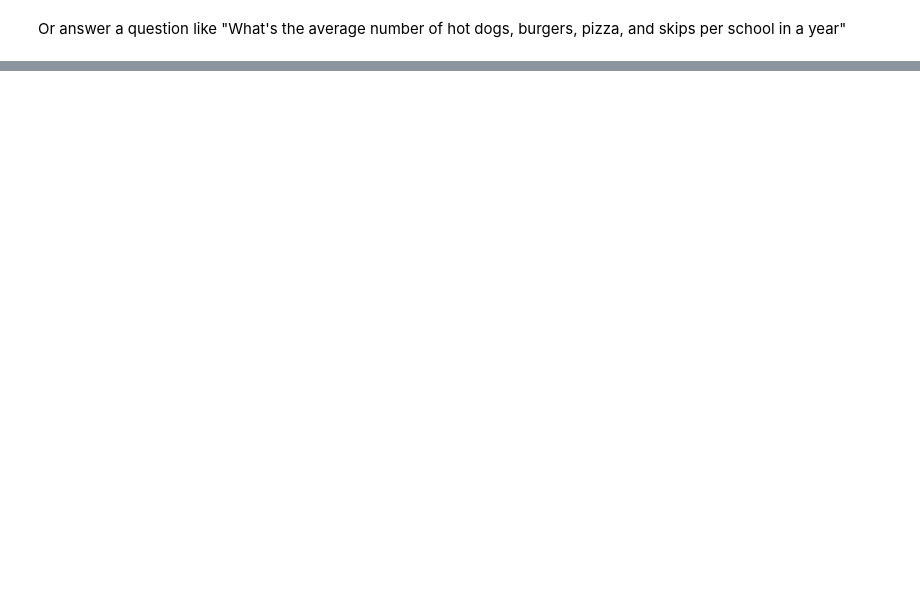
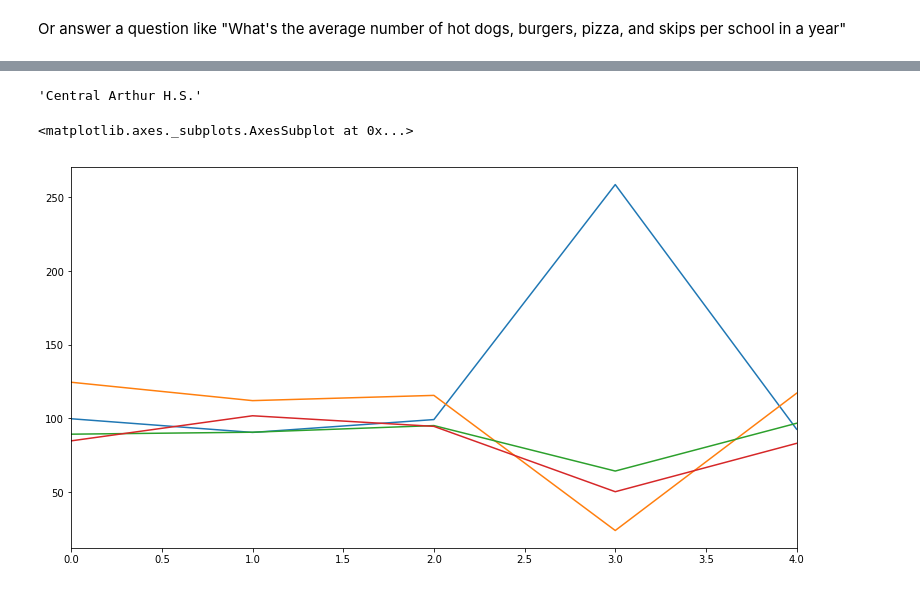
Before and after one commit to baconpaul/dataset_exercises, a Jupyter notebook: Analyze Pandas.ipynb, the cells around one changed output, grey strips where cells are left out. Saved outputs shown, nothing was run; the diff lists cells and outputs as text; code cells hidden in the pictures; blank space fills up the shorter version.

Commit message:
Added a "Pizza Thursday" to one of the schools and made the Pandas example find which school has it dataset wise.

```diff
--- a/Analyze Pandas.ipynb
+++ b/Analyze Pandas.ipynb
@@ -4,6 +4,11 @@
 This workbook shows how to do data analysis using pandas set-based operations on the data.
 # %%
 import pandas as pd
+%matplotlib inline
+
+from matplotlib import pyplot as plt
+from matplotlib import pylab
+pylab.rcParams['figure.figsize'] = (13, 7)
 
 fn = "datasets/lunch_10.csv"
 dset = pd.read_csv( fn )
@@ -111,0 +122,5 @@ dset.drop( [ "Enrollment", "Attendance" ],axis=1).groupby( "School" ).agg( "mean
+# %%
+foodOnly = dset.drop( [ "Enrollment", "Attendance" ],axis=1)
+
+dailyTrend = foodOnly.groupby( ["School","DayOfWeek"] ).agg( "mean" )
+dailyTrend
@@ -111,0 +149,16 @@ dset.drop( [ "Enrollment", "Attendance" ],axis=1).groupby( "School" ).agg( "mean
+# %%
+# This is an unofrunate bit of syntax
+fl = dailyTrend.reset_index()
+
+# So we will make the thursday and no thursday sets
+noThu = fl[ fl["DayOfWeek" ] != "04-Thu" ]
+thu = fl[ fl[ "DayOfWeek"] == "04-Thu" ]
+
+# Then find the average by school
+noThuBySchool = noThu.groupby( "School" ).agg( "mean" )
+thuBySchool = thu.groupby( "School" ).agg("mean")
+
+# Then take a look at the thursday pizza vs non-thursday pizza averages proportional
+# to the average sales
+thursdayDifferences = ( thuBySchool.Pizza - noThuBySchool.Pizza ) / noThuBySchool.Pizza
+thursdayDifferences
@@ -111,0 +178,15 @@ dset.drop( [ "Enrollment", "Attendance" ],axis=1).groupby( "School" ).agg( "mean
+# %%
+# And the name of the school is (again, too bad we need that 'to-frame')
+pizzaSchool = thursdayDifferences.to_frame().Pizza.idxmax()
+pizzaSchool
+# %% [output]
+'Central Arthur H.S.'
+# %%
+pizzaSchoolData = fl[ fl[ "School" ] == pizzaSchool ]
+pizzaSchoolData.Pizza.plot()
+pizzaSchoolData.Hamburger.plot()
+pizzaSchoolData.HotDog.plot()
+pizzaSchoolData.Skipped.plot()
+# %% [output]
+<matplotlib.axes._subplots.AxesSubplot at 0x...>
+[figure, added]
```
Also changed, not shown: parts of 10 cells of this notebook, 5 other files.
